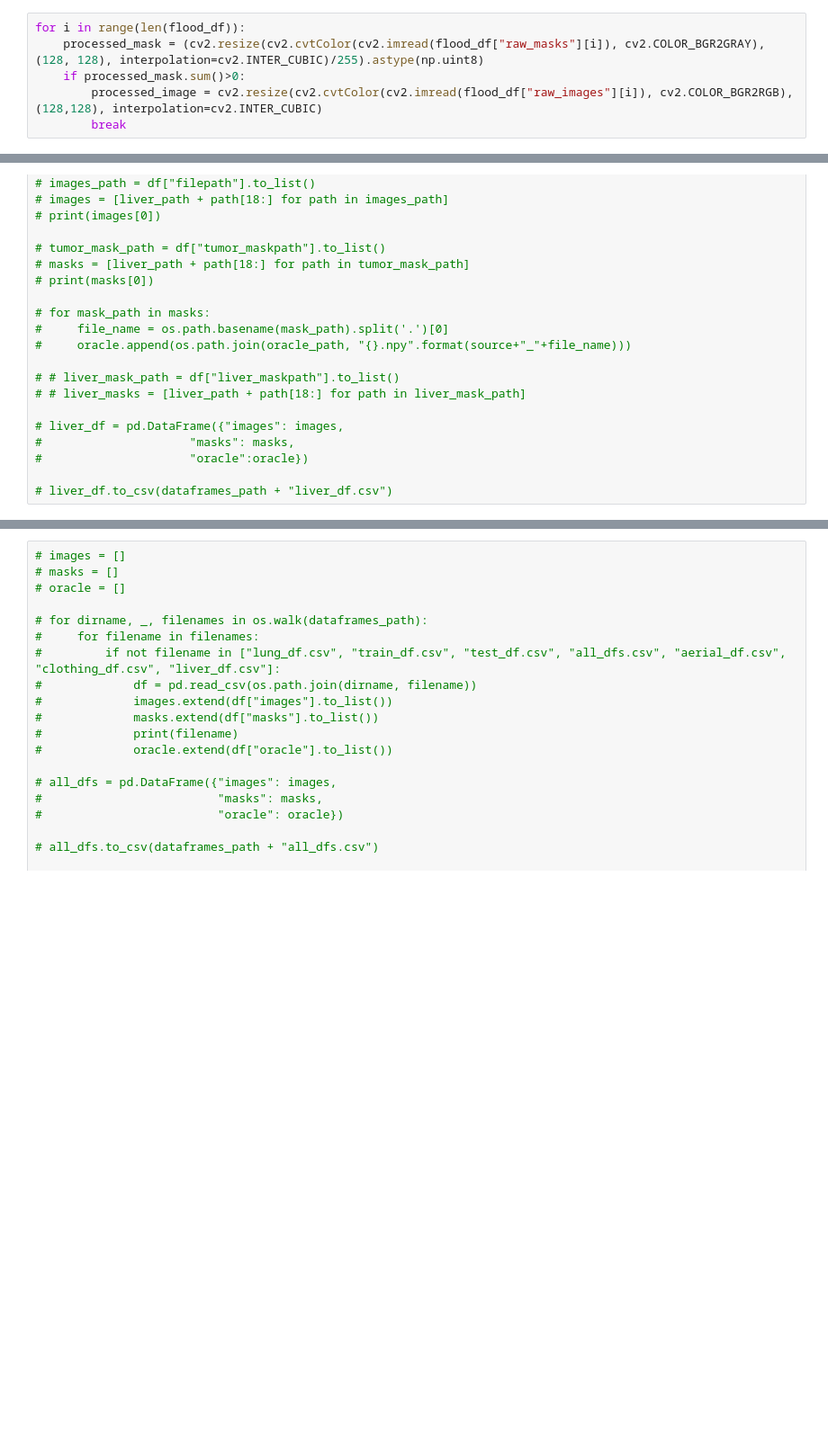
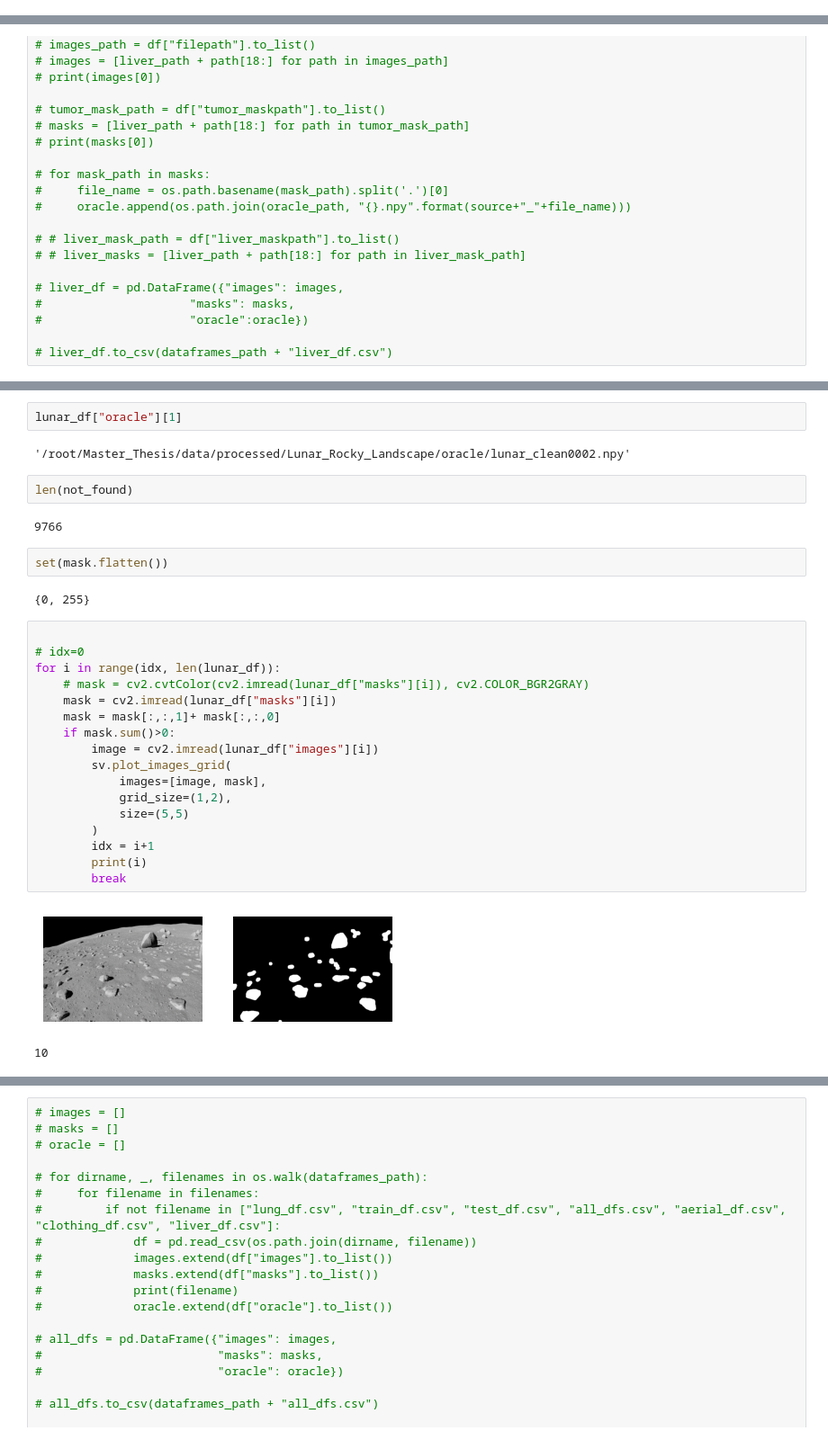
Before and after one commit to SalimFares4/Active-Learning-Segmentation, a Jupyter notebook: scripts/notebooks/04-Data-preparation.ipynb, the cells around one changed output, grey strips where cells are left out. Shown: that part at 90% size. Saved outputs shown, nothing was run; the diff lists cells and outputs as text; blank space fills up the shorter version.

```diff
--- a/scripts/notebooks/04-Data-preparation.ipynb
+++ b/scripts/notebooks/04-Data-preparation.ipynb
@@ -213,6 +149,0 @@ for i in range(len(lung_df)):
-# %%
-for i in range(len(flood_df)):
-    processed_mask = (cv2.resize(cv2.cvtColor(cv2.imread(flood_df["raw_masks"][i]), cv2.COLOR_BGR2GRAY), (128, 128), interpolation=cv2.INTER_CUBIC)/255).astype(np.uint8)
-    if processed_mask.sum()>0:
-        processed_image = cv2.resize(cv2.cvtColor(cv2.imread(flood_df["raw_images"][i]), cv2.COLOR_BGR2RGB), (128,128), interpolation=cv2.INTER_CUBIC)
-        break
@@ -322,0 +232,32 @@ clothing_df.to_csv(dataframes_path + "clothing_df.csv")
+# %%
+lunar_df["oracle"][1]
+# %% [output]
+'/root/Master_Thesis/data/processed/Lunar_Rocky_Landscape/oracle/lunar_clean0002.npy'
+# %%
+len(not_found)
+# %% [output]
+9766
+# %%
+set(mask.flatten())
+# %% [output]
+{0, 255}
+# %%
+
+# idx=0
+for i in range(idx, len(lunar_df)):
+    # mask = cv2.cvtColor(cv2.imread(lunar_df["masks"][i]), cv2.COLOR_BGR2GRAY)
+    mask = cv2.imread(lunar_df["masks"][i])
+    mask = mask[:,:,1]+ mask[:,:,0]
+    if mask.sum()>0:
+        image = cv2.imread(lunar_df["images"][i])
+        sv.plot_images_grid(
+            images=[image, mask],
+            grid_size=(1,2),
+            size=(5,5)
+        )
+        idx = i+1
+        print(i)
+        break
+# %% [output]
+[figure, added]
+10
```
Also changed, not shown: parts of 27 cells of this notebook, 5 other files.
